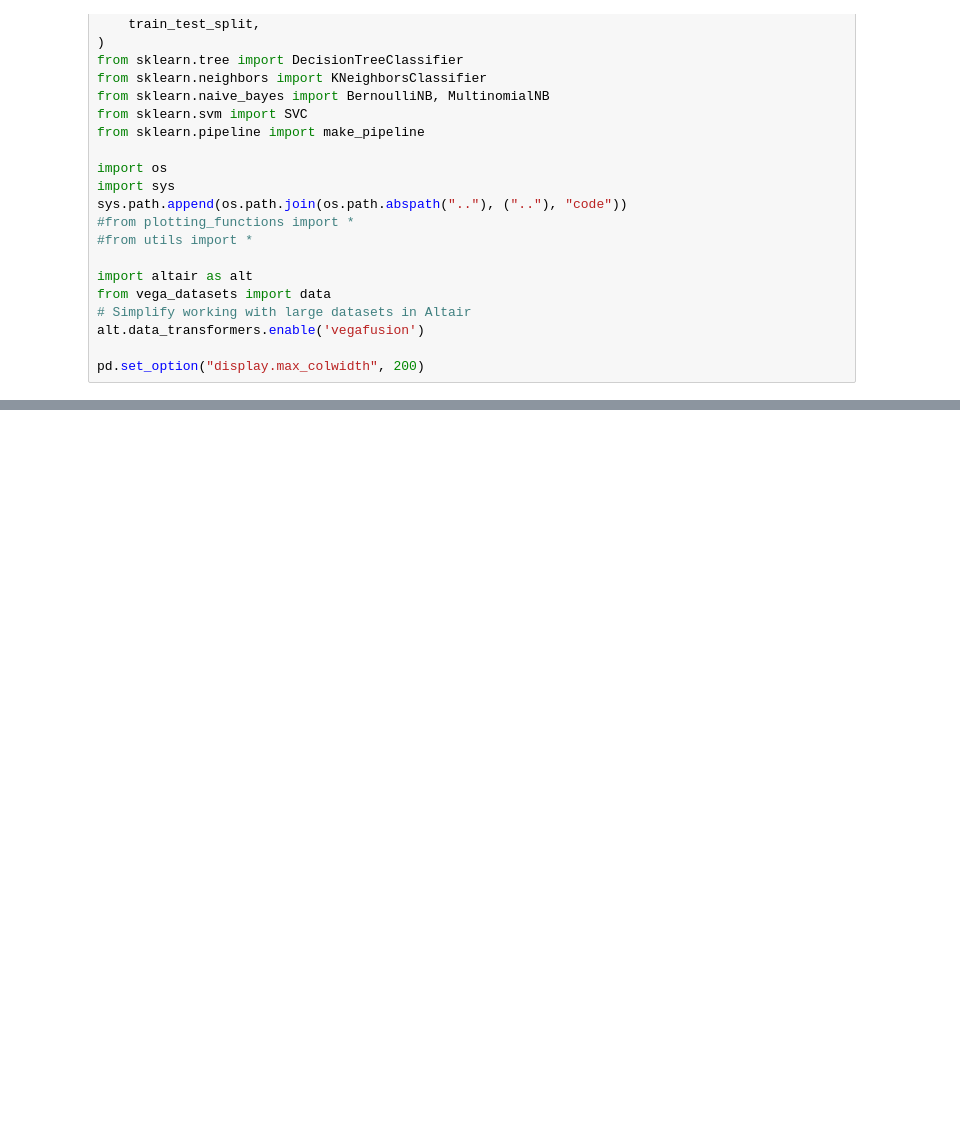
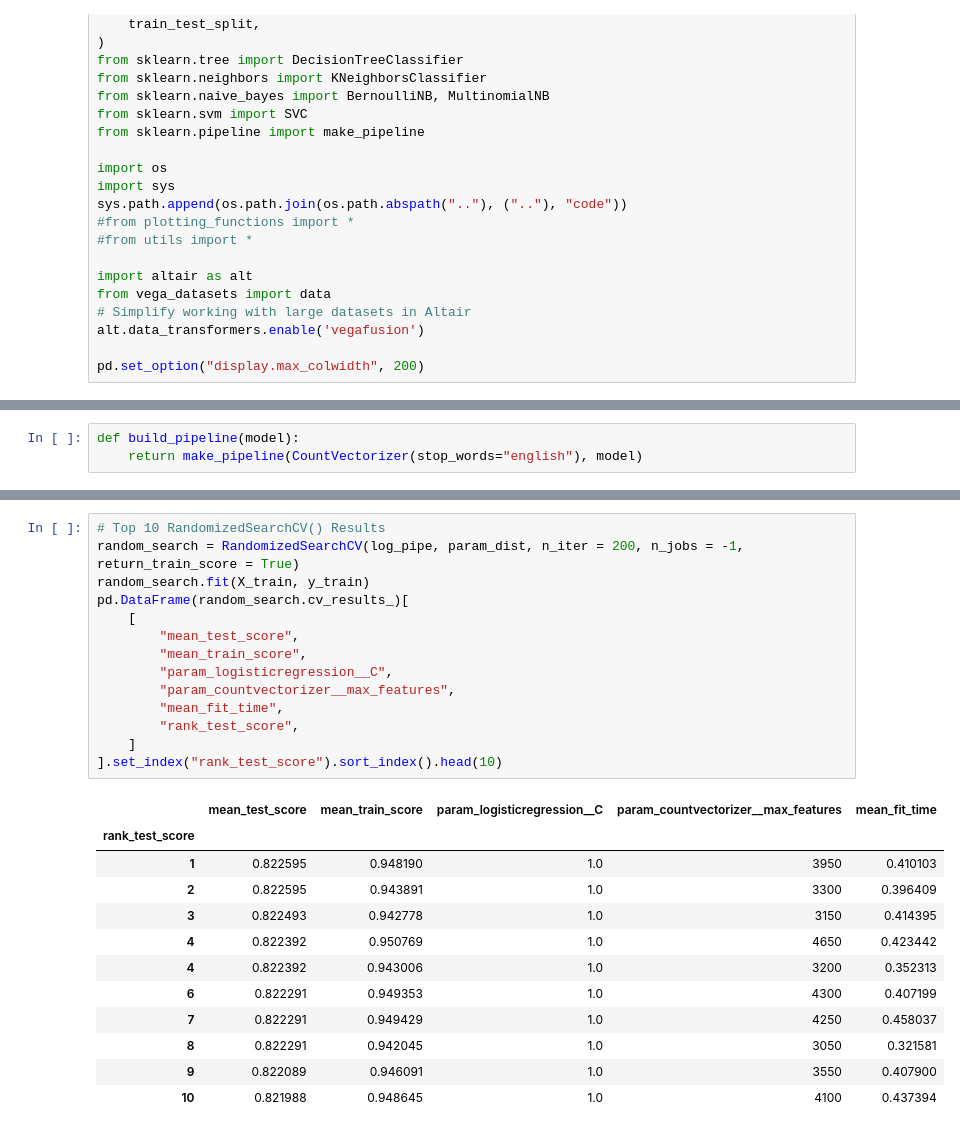
Before and after one commit to canadasung/ml_in_python, a Jupyter notebook: logistic_regression.ipynb, the cells around one changed output, grey strips where cells are left out. Saved outputs shown, nothing was run; the diff lists cells and outputs as text; blank space fills up the shorter version.

```diff
--- a/logistic_regression.ipynb
+++ b/logistic_regression.ipynb
@@ -102,0 +98,3 @@ NameError: name 'train_test_split' is not defined
+# %%
+def build_pipeline(model):
+    return make_pipeline(CountVectorizer(stop_words="english"), model)
@@ -102,0 +167,27 @@ NameError: name 'train_test_split' is not defined
+# %%
+# Top 10 RandomizedSearchCV() Results
+random_search = RandomizedSearchCV(log_pipe, param_dist, n_iter = 200, n_jobs = -1, return_train_score = True)
+random_search.fit(X_train, y_train)
+pd.DataFrame(random_search.cv_results_)[
+    [
+        "mean_test_score",
+        "mean_train_score",
+        "param_logisticregression__C",
+        "param_countvectorizer__max_features",
+        "mean_fit_time",
+        "rank_test_score",
+    ]
+].set_index("rank_test_score").sort_index().head(10)
+# %% [output]
+|  | mean_test_score | mean_train_score | param_logisticregression__C | param_countvectorizer__max_features | mean_fit_time |
+| rank_test_score |  |  |  |  |  |
+| 1 | 0.822595 | 0.948190 | 1.0 | 3950 | 0.410103 |
+| 2 | 0.822595 | 0.943891 | 1.0 | 3300 | 0.396409 |
+| 3 | 0.822493 | 0.942778 | 1.0 | 3150 | 0.414395 |
+| 4 | 0.822392 | 0.950769 | 1.0 | 4650 | 0.423442 |
+| 4 | 0.822392 | 0.943006 | 1.0 | 3200 | 0.352313 |
+| 6 | 0.822291 | 0.949353 | 1.0 | 4300 | 0.407199 |
+| 7 | 0.822291 | 0.949429 | 1.0 | 4250 | 0.458037 |
+| 8 | 0.822291 | 0.942045 | 1.0 | 3050 | 0.321581 |
+| 9 | 0.822089 | 0.946091 | 1.0 | 3550 | 0.407900 |
+| 10 | 0.821988 | 0.948645 | 1.0 | 4100 | 0.437394 |
```
Also changed, not shown: parts of 35 cells of this notebook, 1 other file.
